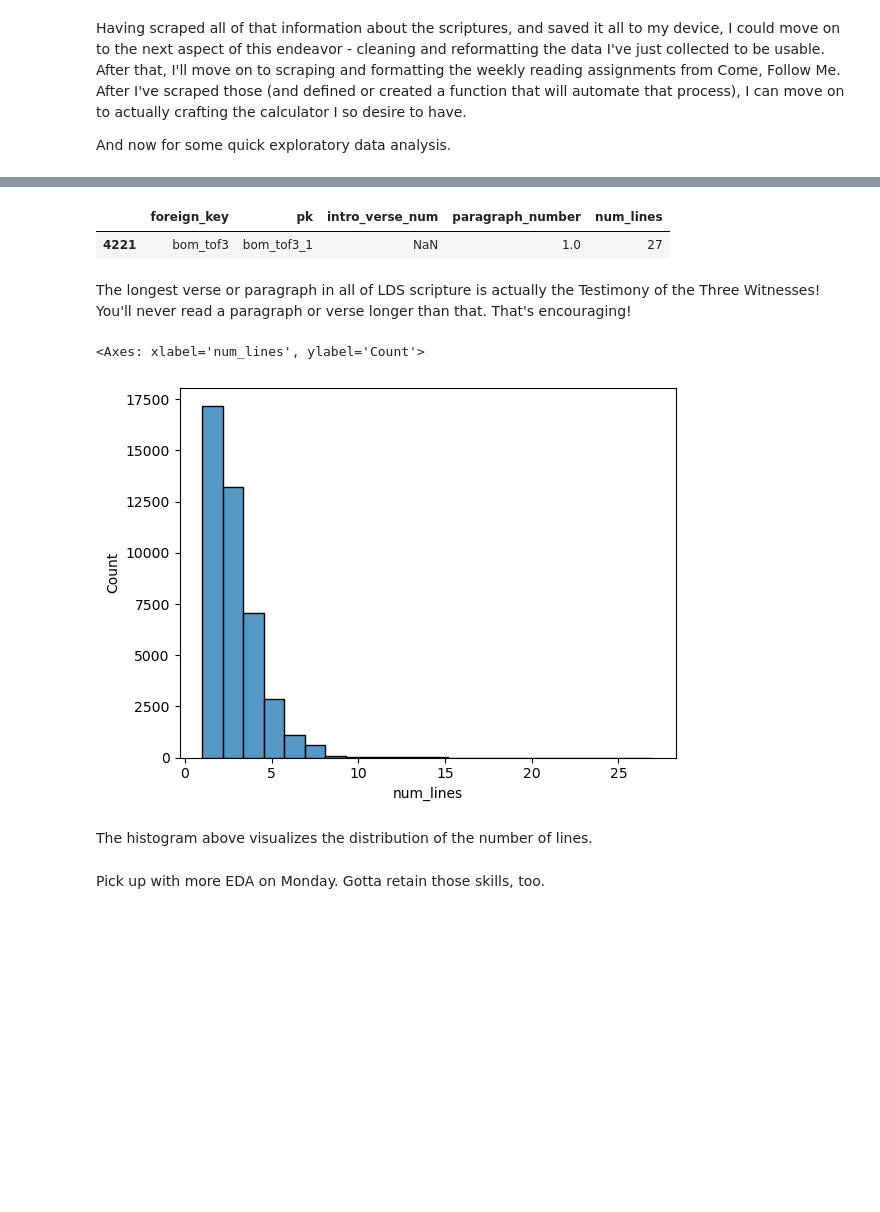
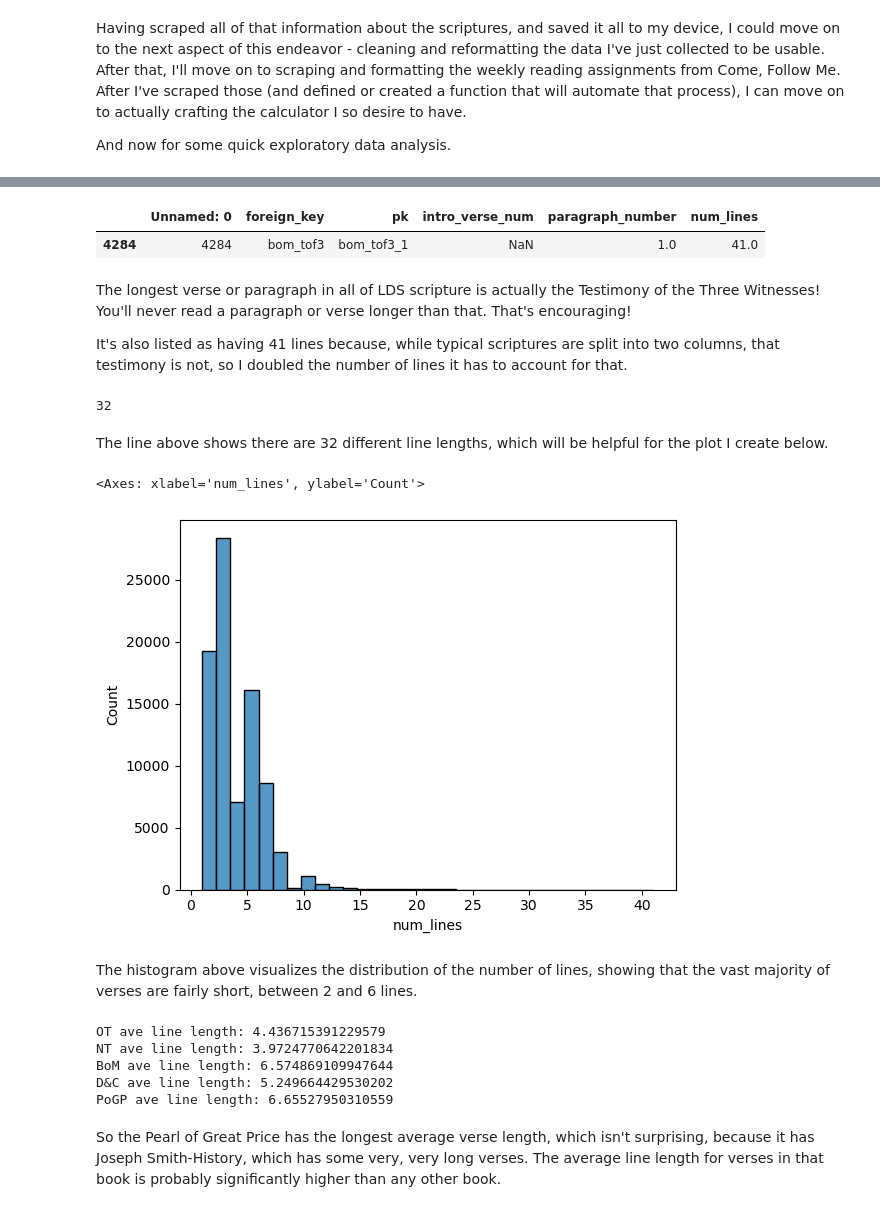
Before and after one commit to bfranx62/come-follow-me-breakdown-builder, a Jupyter notebook: Book of Mormon Webscraping File.ipynb, the cells around one changed output, grey strips where cells are left out. Drawn from its saved outputs; the diff is of its cells as text; code cells hidden in the pictures; blank space fills up the shorter version.

```diff
--- a/Book of Mormon Webscraping File.ipynb
+++ b/Book of Mormon Webscraping File.ipynb
@@ -1528,0 +1520,6 @@ all_verse_lines['num_lines'].mean()
+# %%
+# defines where to save the new csv file
+os.chdir('D:\\Faith and Religion Stuff\\Come, Follow Me')
+
+all_verse_lines = pd.read_csv('sw_verse_lines.csv')
+all_verse_lines['num_lines'].mean()
@@ -1555,20 +1558,26 @@ So, in web-formatting, far and away the most frequent number of lines is 2, foll
 # %%
-longest_verse = all_verse_lines[all_verse_lines['num_lines'] == 27]
+longest_verse = all_verse_lines[all_verse_lines['num_lines'] == 41]
 longest_verse
 # %% [output]
-|  | foreign_key | pk | intro_verse_num | paragraph_number | num_lines |
-| 4221 | bom_tof3 | bom_tof3_1 | NaN | 1.0 | 27 |
+|  | Unnamed: 0 | foreign_key | pk | intro_verse_num | paragraph_number | num_lines |
+| 4284 | 4284 | bom_tof3 | bom_tof3_1 | NaN | 1.0 | 41.0 |
 # %% [markdown]
 The longest verse or paragraph in all of LDS scripture is actually the Testimony of the Three Witnesses! You'll never read a paragraph or verse longer than that. That's encouraging!
+
+It's also listed as having 41 lines because, while typical scriptures are split into two columns, that testimony is not, so I doubled the number of lines it has to account for that.
+# %%
+all_verse_lines['num_lines'].nunique()
+# %% [output]
+32
+# %% [markdown]
+The line above shows there are 32 different line lengths, which will be helpful for the plot I create below.
 # %%
 import seaborn as sns
 import matplotlib.pyplot as plt
 
-sns.histplot(all_verse_lines['num_lines'], bins = 22)
+sns.histplot(all_verse_lines['num_lines'], bins = 32)
 # %% [output]
 <Axes: xlabel='num_lines', ylabel='Count'>
-[figure, old version]
+[figure, new version]
 # %% [markdown]
-The histogram above visualizes the distribution of the number of lines.
+The histogram above visualizes the distribution of the number of lines, showing that the vast majority of verses are fairly short, between 2 and 6 lines.
-# %% [markdown]
-Pick up with more EDA on Monday. Gotta retain those skills, too.
@@ -1574,0 +1590,14 @@ Pick up with more EDA on Monday. Gotta retain those skills, too.
+# %%
+print('OT ave line length:', ot_verse_lines['num_lines'].mean())
+print('NT ave line length:', nt_verse_lines['num_lines'].mean())
+print('BoM ave line length:', bom_verse_lines['num_lines'].mean())
+print('D&C ave line length:', dc_verse_lines['num_lines'].mean())
+print('PoGP ave line length:', pogp_verse_lines['num_lines'].mean())
+# %% [output]
+OT ave line length: 4.436715391229579
+NT ave line length: 3.9724770642201834
+BoM ave line length: 6.574869109947644
+D&C ave line length: 5.249664429530202
+PoGP ave line length: 6.65527950310559
+# %% [markdown]
+So the Pearl of Great Price has the longest average verse length, which isn't surprising, because it has Joseph Smith-History, which has some very, very long verses. The average line length for verses in that book is probably significantly higher than any other book.
```
Also changed, not shown: parts of 26 cells of this notebook.
